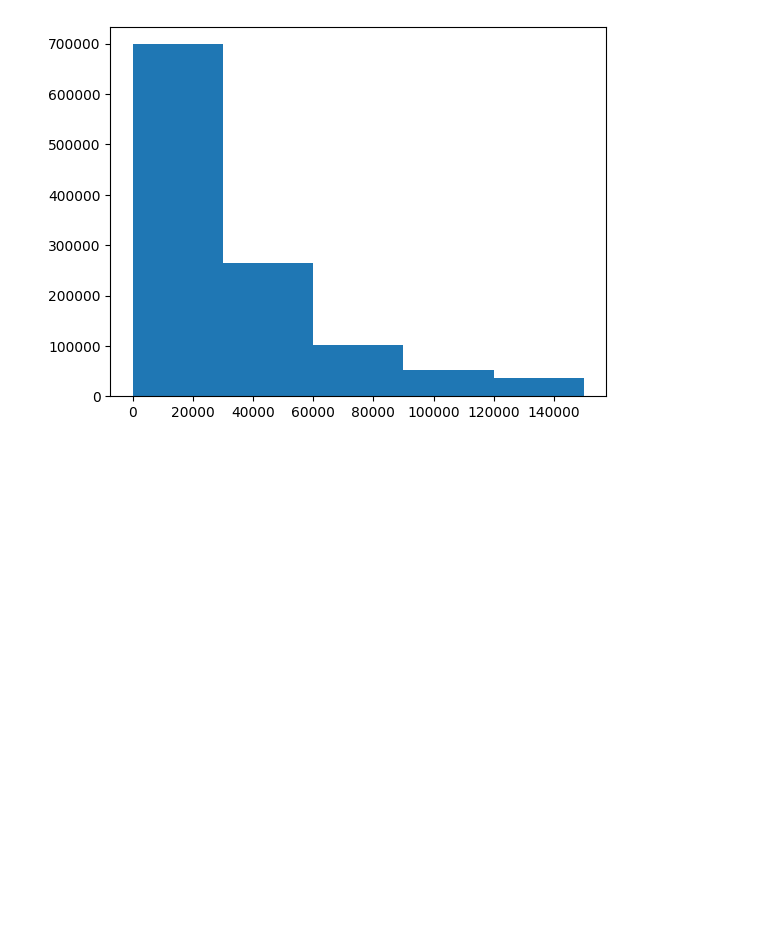
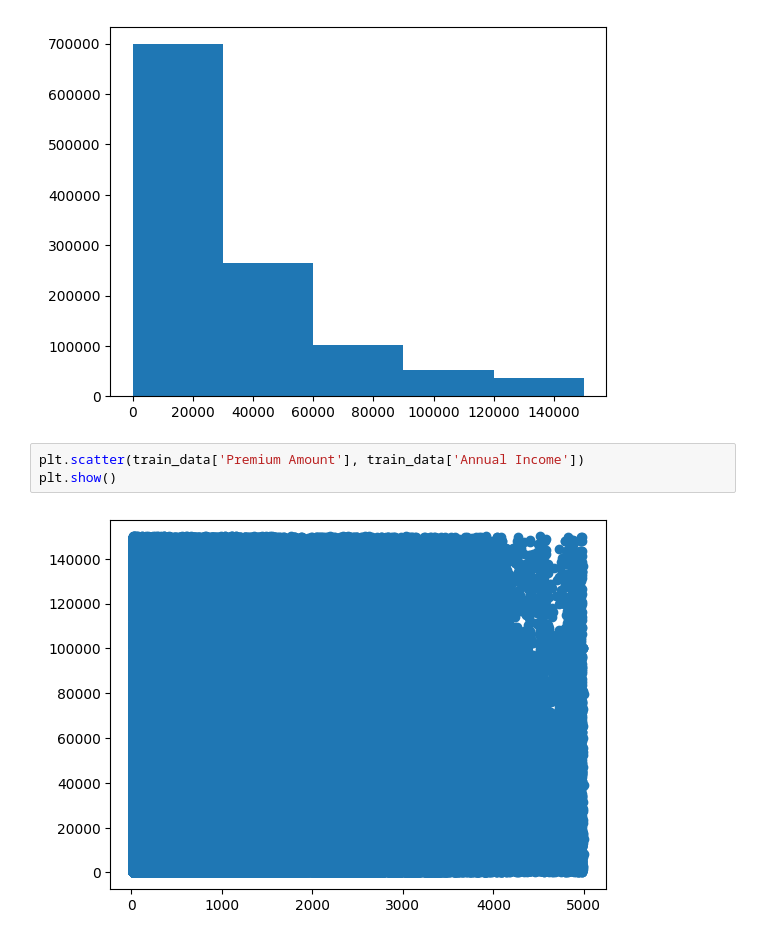
Before and after one commit to madhumitha98/AI_Projects, a Jupyter notebook: insurance-premiums.ipynb, the cells around one changed output. Drawn from its saved outputs; the diff is of its cells as text; blank space fills up the shorter version.

Commit message:
Kaggle Notebook | Insurance_premiums | Latest version

```diff
--- a/insurance-premiums.ipynb
+++ b/insurance-premiums.ipynb
@@ -89,3 +89,8 @@ plt.hist(train_data['Annual Income'], bins = 5)
 plt.show()
 # %% [output]
 [figure]
+# %%
+plt.scatter(train_data['Premium Amount'], train_data['Annual Income'])
+plt.show()
+# %% [output]
+[figure, added]
```
Also changed, not shown: parts of 20 cells of this notebook.
